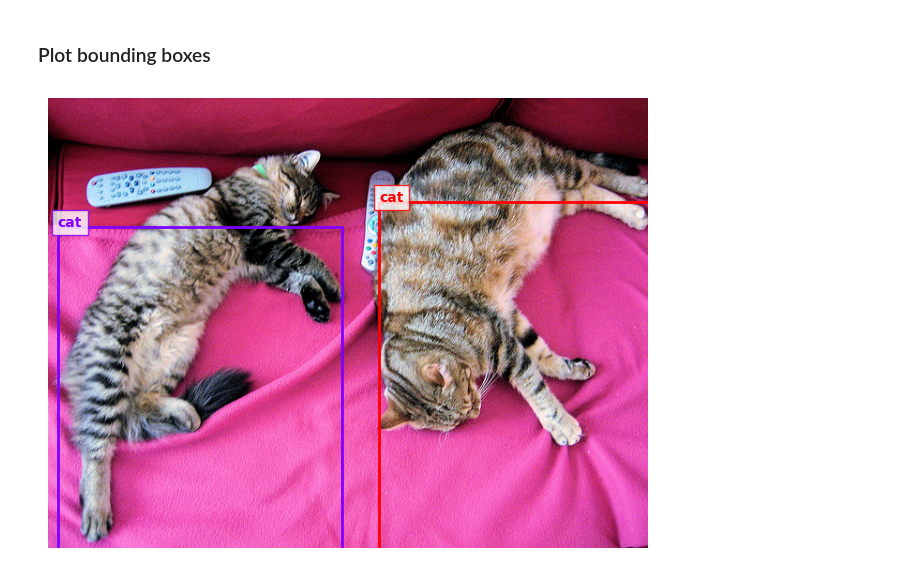
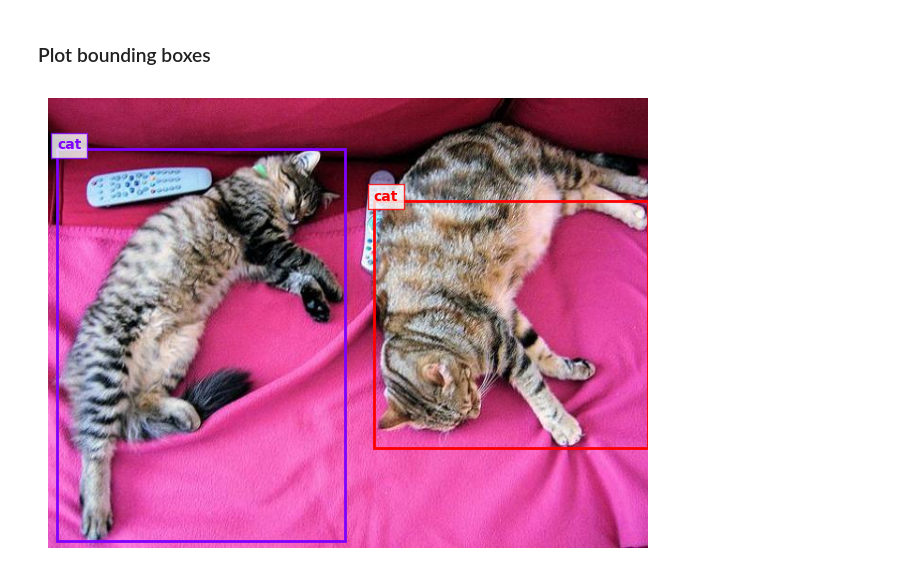
Before and after one commit to JoeJoe1313/LLMs-Journey, a Jupyter notebook: qwen2_5_vl.ipynb, the cells around one changed output. Drawn from its saved outputs; the diff is of its cells as text; code cells hidden in the pictures.

````diff
--- a/qwen2_5_vl.ipynb
+++ b/qwen2_5_vl.ipynb
@@ -82,7 +66,7 @@ The image shows two cats lying on a pink couch. Both cats appear to be relaxed a
 # Spatial Understanding
 # %%
 system_prompt="You are a helpful assistant"
-prompt="Outline the position of the cats and output all the bbox coordinates in the order [x_min, y_min, x_max, y_max] in JSON format."
+prompt="Outline the position of ecah cat and output all the bbox coordinates in JSON format."
 messages = [
     {
       "role": "system",
@@ -97,21 +81,21 @@ messages = [
         },
         {
           "type": "image",
-          "image": image_path
+          "image": image_path,
         }
       ]
     }
   ]
-prompt = apply_chat_template(processor, config, messages, tokenize=False, padding=False)
+prompt = apply_chat_template(processor, config, messages, tokenize=False)
 # %%
 output = generate(
     model,
     processor,
     prompt,
     image,
-    # max_tokens=1000,
+    max_tokens=1024,
     # temperature=0.7,
-    verbose=True, padding=False
+    verbose=True
 )
 # %% [output]
 ==========
@@ -147,11 +135,23 @@ print(output)
 # %%
 def parse_bbox(bbox_str):
     return json.loads(bbox_str.replace("```json", "").replace("```", ""))
+# %%
+def normalize_bbox(processor, image, x_min, y_min, x_max, y_max):
+    width, height = image.size
+    _, input_height, input_width = (
+        processor.image_processor(image)["image_grid_thw"][0] * 14
+    )
+
+    x_min_norm = int(x_min / input_width * width)
+    y_min_norm = int(y_min / input_height * height)
+    x_max_norm = int(x_max / input_width * width)
+    y_max_norm = int(y_max / input_height * height)
+
+    return x_min_norm, y_min_norm, x_max_norm, y_max_norm
 # %%
-def plot_image_with_bboxes(image, bboxes):
+def plot_image_with_bboxes(processor, image, bboxes):
     # Load the image if it's a string path, otherwise use the image object
     image = Image.open(image) if isinstance(image, str) else image
-    image = ImageOps.exif_transpose(image)
 
     # Create figure and axes
     _, ax = plt.subplots(1)
@@ -165,18 +165,23 @@ def plot_image_with_bboxes(image, bboxes):
         colors = plt.cm.rainbow(np.linspace(0, 1, num_boxes))
 
         # Iterate over each bbox dictionary
-        for _, (bbox, color) in enumerate(zip(bboxes, colors)):
+        for i, (bbox, color) in enumerate(zip(bboxes, colors)):
             label = bbox.get("label", None)
             bbox_coords = bbox.get("bbox_2d", None)
             x_min, y_min, x_max, y_max = bbox_coords
 
+            # Normalize coordinates
+            x_min_norm, y_min_norm, x_max_norm, y_max_norm = normalize_bbox(
+                processor, image, x_min, y_min, x_max, y_max
+            )
+
             # Calculate width and height
-            width = x_max - x_min
-            height = y_max - y_min
+            width = x_max_norm - x_min_norm
+            height = y_max_norm - y_min_norm
 
             # Create and add the rectangle patch
             rect = patches.Rectangle(
-                (x_min, y_min),
+                (x_min_norm, y_min_norm),
                 width,
                 height,
                 linewidth=2,
@@ -188,8 +193,8 @@ def plot_image_with_bboxes(image, bboxes):
             # Add label if available
             if label is not None:
                 ax.text(
-                    x_min,
-                    y_min,
+                    x_min_norm,
+                    y_min_norm,
                     label,
                     color=color,
                     fontweight="bold",
@@ -200,6 +205,6 @@ def plot_image_with_bboxes(image, bboxes):
     plt.tight_layout()
 # %%
 objects_data = parse_bbox(output)
-plot_image_with_bboxes(image_path, bboxes=objects_data)
+plot_image_with_bboxes(processor, image, bboxes=objects_data)
 # %% [output]
-[figure, old version]
+[figure, new version]
````
Also changed, not shown: parts of 7 cells of this notebook.
